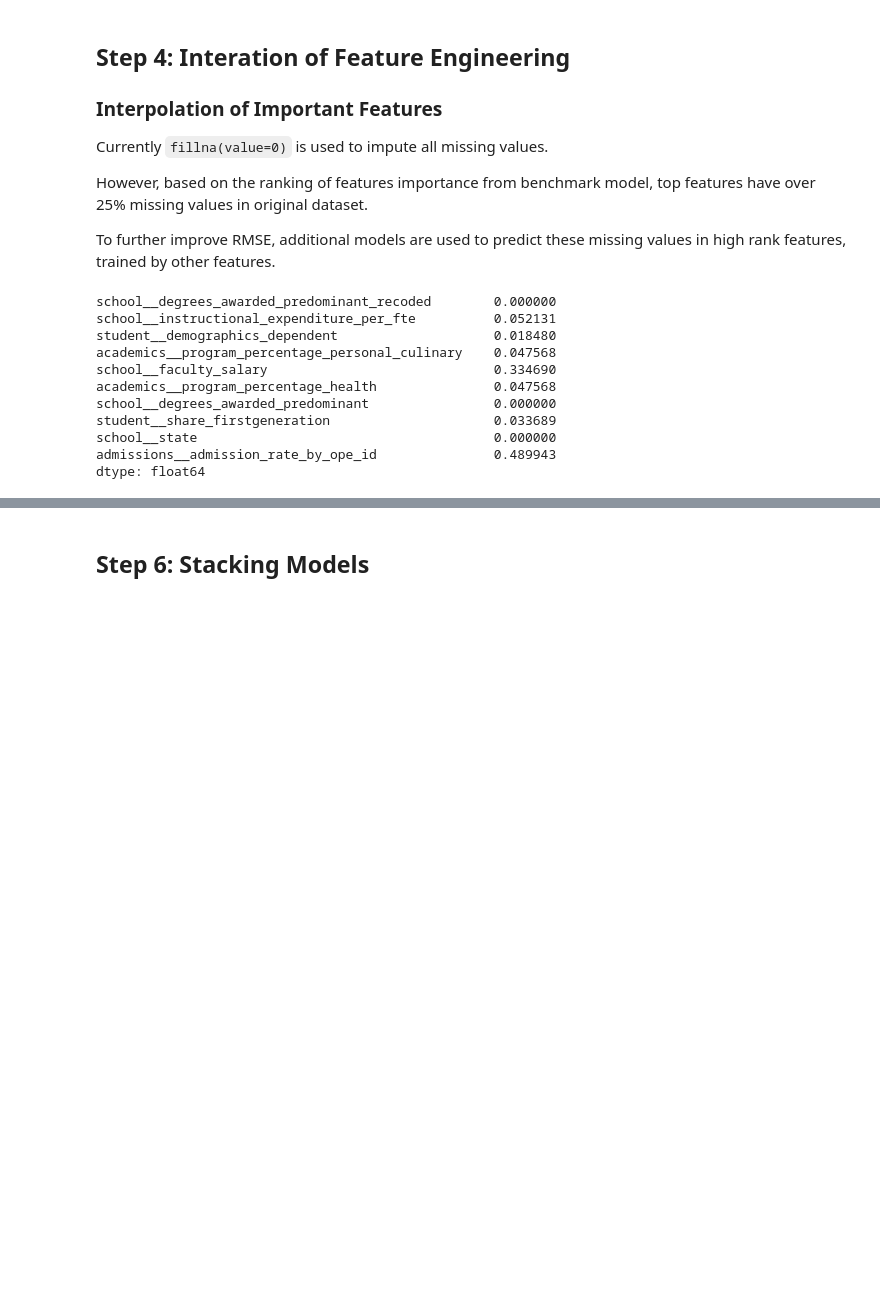
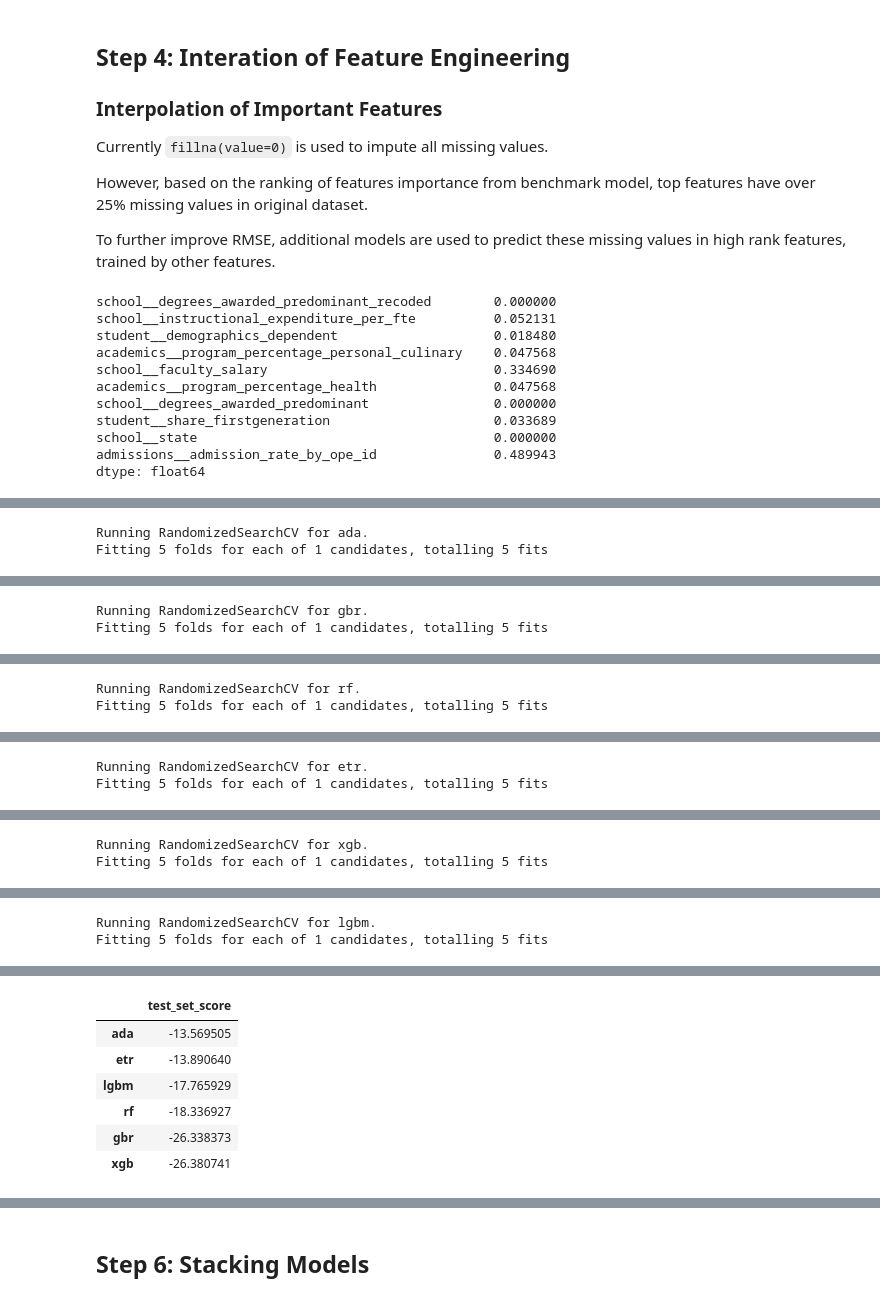
Before and after one commit to YestinYang/Learning-Path, a Jupyter notebook: Projects/MS_Predict Student Earnings/Predict_Student_Earnings.ipynb, the cells around one changed output, grey strips where cells are left out. Drawn from its saved outputs; the diff is of its cells as text; code cells hidden in the pictures; blank space fills up the shorter version.

```diff
--- a/Projects/MS_Predict Student Earnings/Predict_Student_Earnings.ipynb
+++ b/Projects/MS_Predict Student Earnings/Predict_Student_Earnings.ipynb
@@ -576,0 +625,28 @@ CV Score : Mean  6.049863 | Std  0.1349426 | Min  5.880425 | Max  6.272654
+# %%
+##### Quick and Dirty #####
+model_sp = {
+    'ada':AdaBoostRegressor(DecisionTreeRegressor()),
+    'gbr':GradientBoostingRegressor(),
+    'rf':RandomForestRegressor(),
+    'etr': ExtraTreesRegressor(),
+    'xgb':XGBRegressor(),
+    'lgbm':LGBMRegressor(),
+}
+
+param_sp = {
+    'ada': {'random_state':[8828]},
+    'gbr': {'random_state':[8828]},
+    'rf': {'random_state':[8828]},
+    'etr': {'random_state':[8828]},
+    'xgb': {'random_state':[8828]},
+    'lgbm': {'random_state':[8828]},
+}
+
+clf = EstimatorSelectionHelper(model_sp,param_sp)
+clf.fit(X_train_f, y_train_f.squeeze(),
+        n_iter=1, cv=5, n_jobs=-1, verbose=2,
+        scoring='neg_mean_squared_error', refit=True,
+        test_set=[X_test_f,y_test_f.squeeze()])
+# %% [output]
+Running RandomizedSearchCV for ada.
+Fitting 5 folds for each of 1 candidates, totalling 5 fits
@@ -576,0 +654,2 @@ CV Score : Mean  6.049863 | Std  0.1349426 | Min  5.880425 | Max  6.272654
+Running RandomizedSearchCV for gbr.
+Fitting 5 folds for each of 1 candidates, totalling 5 fits
@@ -576,0 +657,2 @@ CV Score : Mean  6.049863 | Std  0.1349426 | Min  5.880425 | Max  6.272654
+Running RandomizedSearchCV for rf.
+Fitting 5 folds for each of 1 candidates, totalling 5 fits
@@ -576,0 +660,2 @@ CV Score : Mean  6.049863 | Std  0.1349426 | Min  5.880425 | Max  6.272654
+Running RandomizedSearchCV for etr.
+Fitting 5 folds for each of 1 candidates, totalling 5 fits
@@ -576,0 +663,2 @@ CV Score : Mean  6.049863 | Std  0.1349426 | Min  5.880425 | Max  6.272654
+Running RandomizedSearchCV for xgb.
+Fitting 5 folds for each of 1 candidates, totalling 5 fits
@@ -576,0 +666,2 @@ CV Score : Mean  6.049863 | Std  0.1349426 | Min  5.880425 | Max  6.272654
+Running RandomizedSearchCV for lgbm.
+Fitting 5 folds for each of 1 candidates, totalling 5 fits
@@ -576,0 +669,7 @@ CV Score : Mean  6.049863 | Std  0.1349426 | Min  5.880425 | Max  6.272654
+|  | test_set_score |
+| ada | -13.569505 |
+| etr | -13.890640 |
+| lgbm | -17.765929 |
+| rf | -18.336927 |
+| gbr | -26.338373 |
+| xgb | -26.380741 |
```
Also changed, not shown: parts of 21 cells of this notebook.
